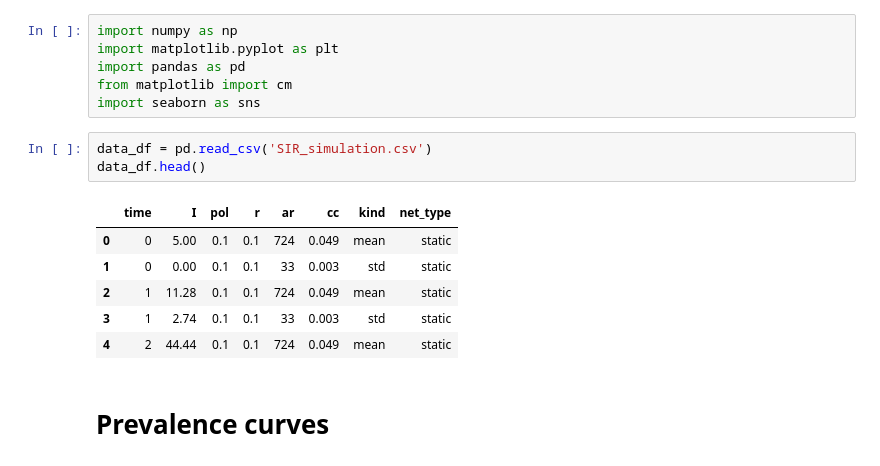
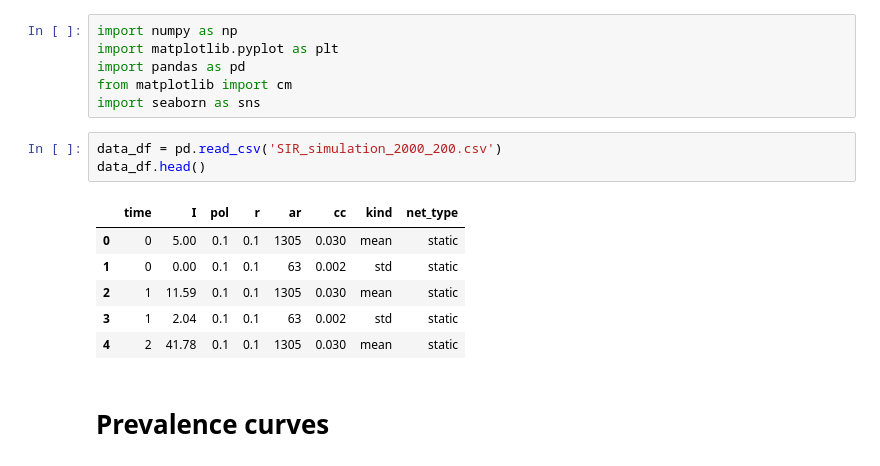
Before and after one commit to michelemcrudele/LDE-Project, a Jupyter notebook: plot_sim_data.ipynb, the cells around one changed output. Saved outputs shown, nothing was run; the diff lists cells and outputs as text.

```diff
--- a/plot_sim_data.ipynb
+++ b/plot_sim_data.ipynb
@@ -5,15 +5,15 @@ import pandas as pd
 from matplotlib import cm
 import seaborn as sns
 # %%
-data_df = pd.read_csv('SIR_simulation.csv')
+data_df = pd.read_csv('SIR_simulation_2000_200.csv')
 data_df.head()
 # %% [output]
 |  | time | I | pol | r | ar | cc | kind | net_type |
-| 0 | 0 | 5.00 | 0.1 | 0.1 | 724 | 0.049 | mean | static |
-| 1 | 0 | 0.00 | 0.1 | 0.1 | 33 | 0.003 | std | static |
-| 2 | 1 | 11.28 | 0.1 | 0.1 | 724 | 0.049 | mean | static |
-| 3 | 1 | 2.74 | 0.1 | 0.1 | 33 | 0.003 | std | static |
-| 4 | 2 | 44.44 | 0.1 | 0.1 | 724 | 0.049 | mean | static |
+| 0 | 0 | 5.00 | 0.1 | 0.1 | 1305 | 0.030 | mean | static |
+| 1 | 0 | 0.00 | 0.1 | 0.1 | 63 | 0.002 | std | static |
+| 2 | 1 | 11.59 | 0.1 | 0.1 | 1305 | 0.030 | mean | static |
+| 3 | 1 | 2.04 | 0.1 | 0.1 | 63 | 0.002 | std | static |
+| 4 | 2 | 41.78 | 0.1 | 0.1 | 1305 | 0.030 | mean | static |
 # %% [markdown]
 # Prevalence curves
 # %%
```
Also changed, not shown: parts of 4 cells of this notebook, 3 other files.
